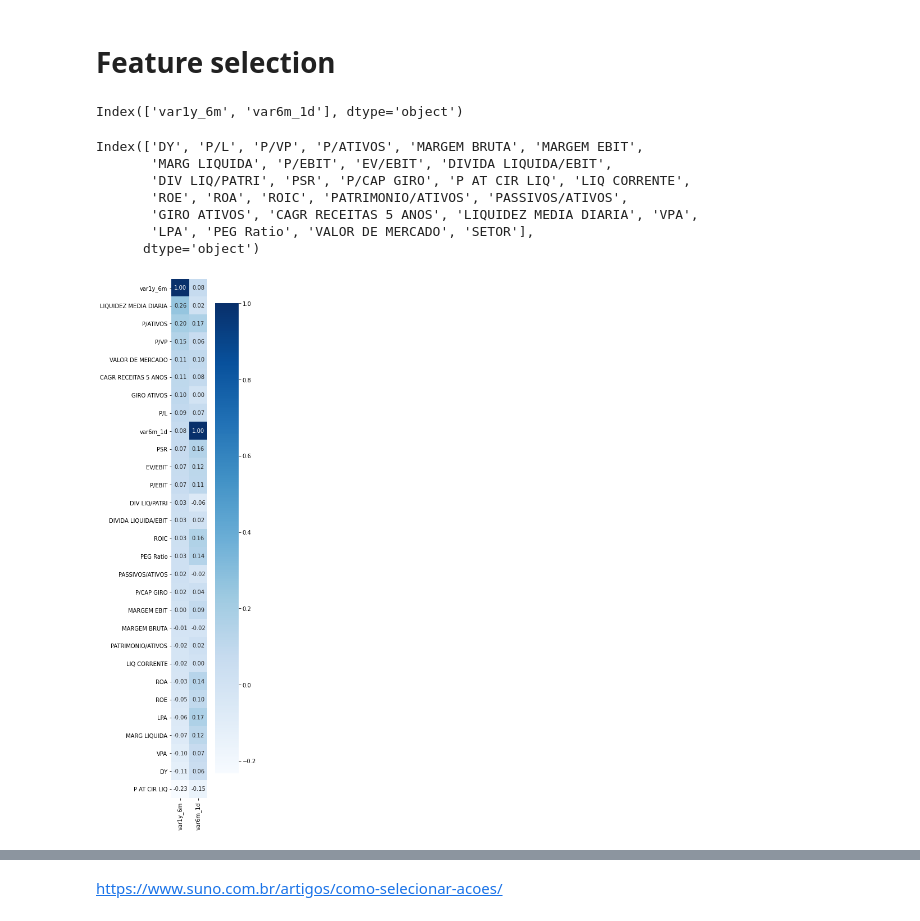
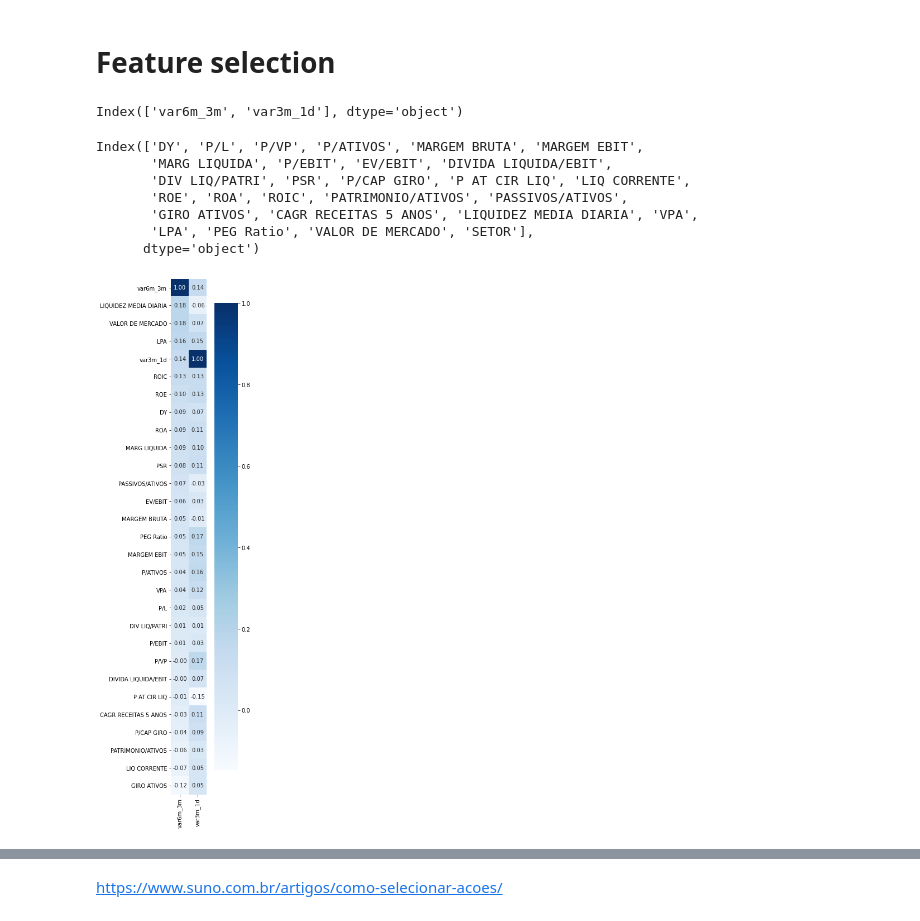
Before and after one commit to AdilsonAngelo/TrabalhoGraduacao, a Jupyter notebook: b3_fundamentals/notebooks/TCC.ipynb, the cells around one changed output, grey strips where cells are left out. Cells and saved outputs as stored; diff of their text form; code cells hidden in the pictures.

```diff
--- a/b3_fundamentals/notebooks/TCC.ipynb
+++ b/b3_fundamentals/notebooks/TCC.ipynb
@@ -133,7 +138,7 @@ df.head()
 # pega os arquivos com os dados históricos de cada ação
 yf_files = os.listdir(yahoofinance_prefix)
 
-closes = dict(var1y_6m={}, var6m_1d={})
+closes = dict(var6m_3m={}, var3m_1d={})
 
 def variation(prev, curr):
     if np.isnan(prev) or np.isnan(curr):
@@ -163,11 +168,11 @@ for ticker, df_ticker in dfs_tickers.items():
         continue
 
     middle = int(len(df_ticker)/2)
-    y1mean = df_ticker['Adj Close'].iloc[:10].mean()
-    m6mean = df_ticker['Adj Close'].iloc[middle-5:middle+5].mean()
+    m6mean = df_ticker['Adj Close'].iloc[:10].mean()
+    m3mean = df_ticker['Adj Close'].iloc[middle-5:middle+5].mean()
     d1mean = df_ticker['Adj Close'].iloc[-10:].mean()
 
 
-    closes['var1y_6m'][ticker] = variation(y1mean, m6mean)
-    closes['var6m_1d'][ticker] = variation(m6mean, d1mean)
+    closes['var6m_3m'][ticker] = variation(m6mean, m3mean)
+    closes['var3m_1d'][ticker] = variation(m3mean, d1mean)
 # %% [output]
@@ -190,18 +195,18 @@ def variation_to_percentile(var, series):
         return -1
 
 def var_to_perc_1y_6m(var):
-    return variation_to_percentile(var, y['var1y_6m'])
+    return variation_to_percentile(var, y['var6m_3m'])
 def var_to_perc_6m_1d(var):
-    return variation_to_percentile(var, y['var6m_1d'])
+    return variation_to_percentile(var, y['var3m_1d'])
 
 y = pd.DataFrame(closes)
-y['var1y_6m'] = y['var1y_6m'].apply(var_to_perc_1y_6m)
-y['var6m_1d'] = y['var6m_1d'].apply(var_to_perc_6m_1d)
+y['var6m_3m'] = y['var6m_3m'].apply(var_to_perc_1y_6m)
+y['var3m_1d'] = y['var3m_1d'].apply(var_to_perc_6m_1d)
 
 print(len(y))
 y.dropna(inplace=True)
 print(len(y))
 
 y.head()
-y['var6m_1d'].value_counts()
+y['var3m_1d'].value_counts()
 # %% [output]
@@ -488,7 +499,7 @@ X_ohe = pd.get_dummies(X)
 # %%
 y.columns
 # %% [output]
-Index(['var1y_6m', 'var6m_1d'], dtype='object')
+Index(['var6m_3m', 'var3m_1d'], dtype='object')
 # %%
 X.columns
 # %% [output]
@@ -502,18 +513,18 @@ Index(['DY', 'P/L', 'P/VP', 'P/ATIVOS', 'MARGEM BRUTA', 'MARGEM EBIT',
 # %%
 corr = X.join(y).corr('spearman')
 ycolumns = [col for col in corr.columns if col not in y.columns]
-corr = corr.sort_values(by=['var1y_6m'], ascending=False)
+corr = corr.sort_values(by=['var6m_3m'], ascending=False)
 corr.drop(columns=ycolumns, inplace=True)
 
 plt.figure(figsize=(5, 17))
 sns.heatmap(corr,
             annot = True,
             fmt = '.2f',
             cmap='Blues',
             square=True)
 plt.show()
 # %% [output]
-[figure, old version]
+[figure, new version]
 # %%
 from sklearn.feature_selection import mutual_info_classif
 
```
Also changed, not shown: parts of 26 cells of this notebook, 5 other files.
